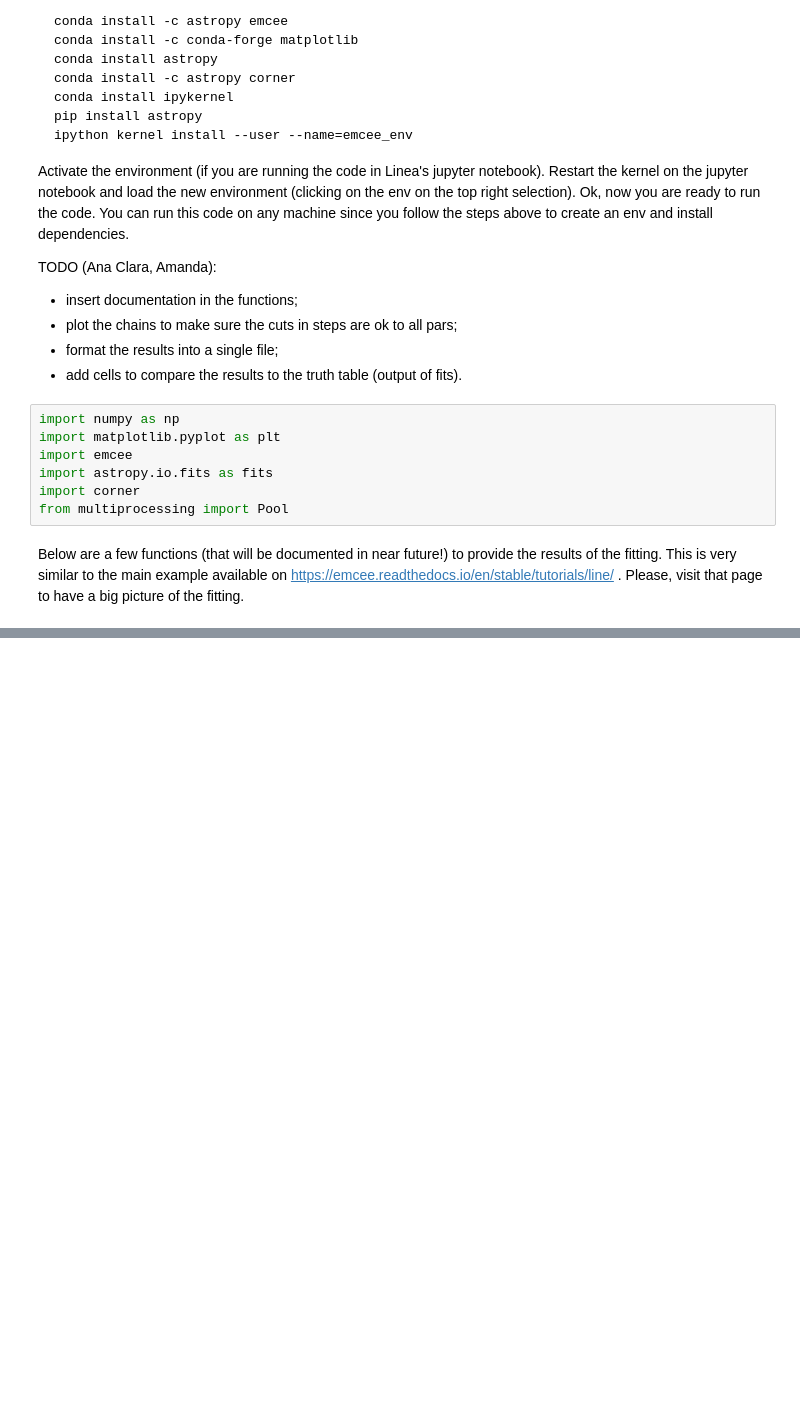
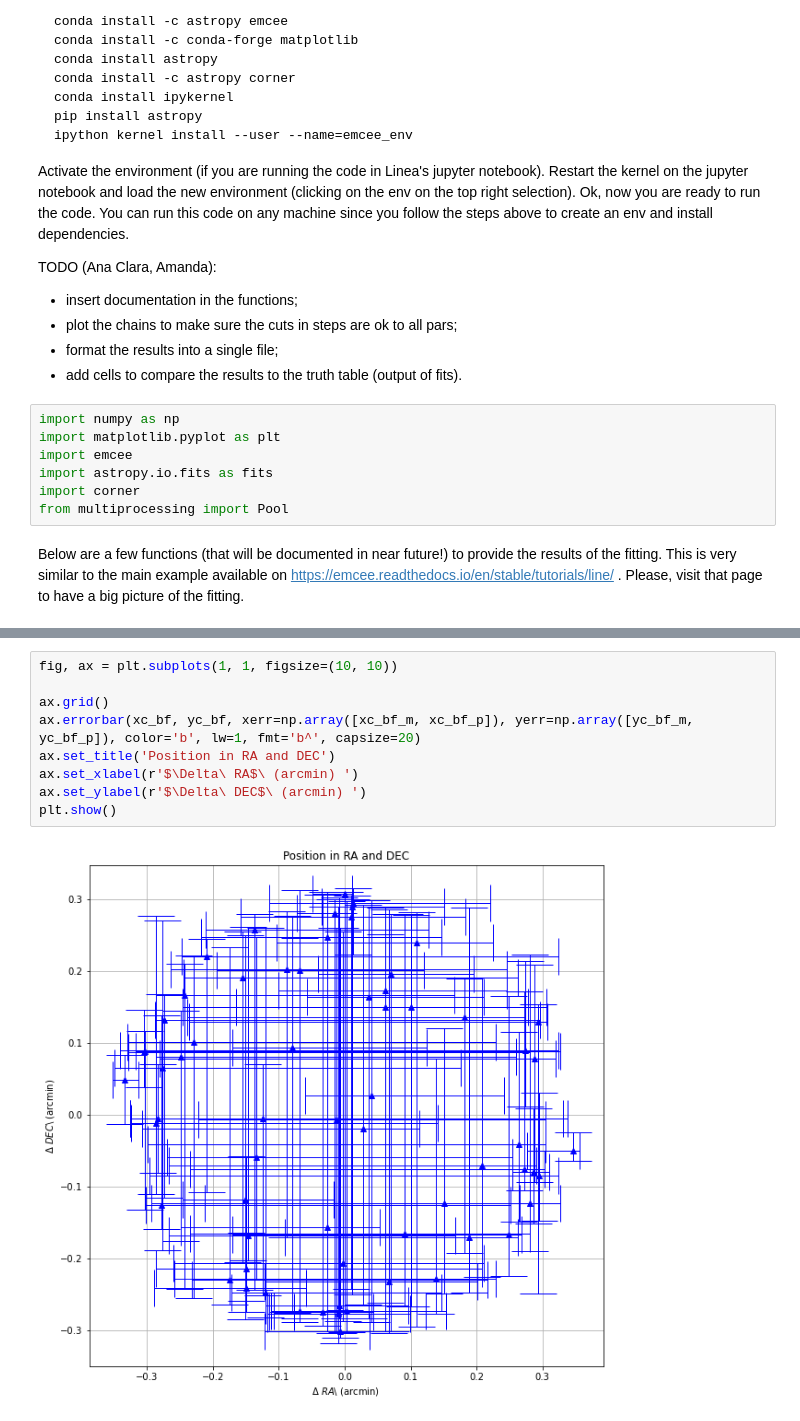
Before and after one commit to linea-it/qa_gawa, a Jupyter notebook: fit_prof.ipynb, the cells around one changed output, grey strips where cells are left out. Cells and saved outputs as stored; diff of their text form; blank space fills up the shorter version.

```diff
--- a/fit_prof.ipynb
+++ b/fit_prof.ipynb
@@ -226,0 +283,11 @@ fff.close()
+# %%
+fig, ax = plt.subplots(1, 1, figsize=(10, 10))
+
+ax.grid()
+ax.errorbar(xc_bf, yc_bf, xerr=np.array([xc_bf_m, xc_bf_p]), yerr=np.array([yc_bf_m, yc_bf_p]), color='b', lw=1, fmt='b^', capsize=20)
+ax.set_title('Position in RA and DEC')
+ax.set_xlabel(r'$\Delta\ RA$\ (arcmin) ')
+ax.set_ylabel(r'$\Delta\ DEC$\ (arcmin) ')
+plt.show()
+# %% [output]
+[figure, added]
```
Also changed, not shown: parts of 3 cells of this notebook.
